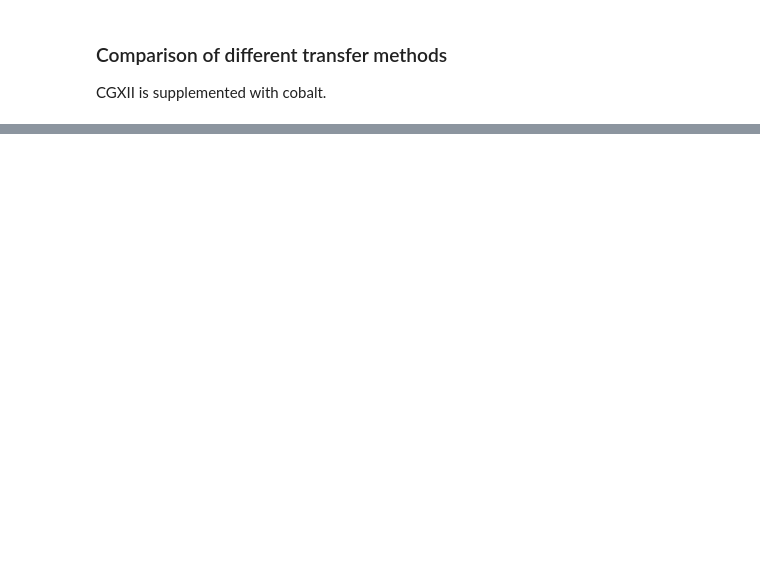
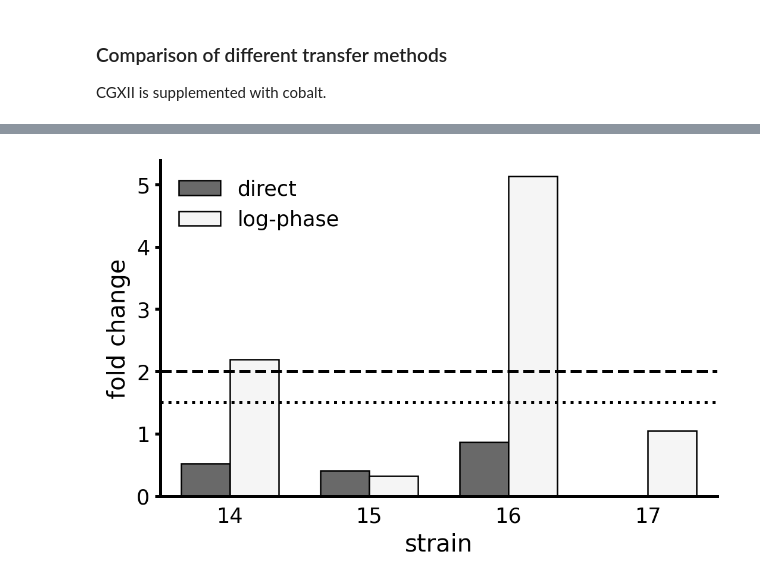
Before and after one commit to draeger-lab/C_striatum_wetlab, a Jupyter notebook: growth_binary/growth_binary.ipynb, the cells around one changed output, grey strips where cells are left out. Drawn from its saved outputs; the diff is of its cells as text; code cells hidden in the pictures; blank space fills up the shorter version.

```diff
--- a/growth_binary/growth_binary.ipynb
+++ b/growth_binary/growth_binary.ipynb
@@ -154,0 +164,33 @@ trans
+# %%
+plt.close('all')
+strains = ['14', '15', '16', '17']
+for strain in strains:
+    trans[strain] = trans[strain+'-24'] / trans[strain+'-0']
+
+folds = trans[strains].T
+folds.columns = trans['mode']
+
+for modus in ['-0dot1-noC']: #-0dot2', '-0dot4',
+    fig, ax = plt.subplots()
+    vis = folds[['dir'+modus, 'log'+modus]].rename({'dir'+modus:'direct','log'+modus:'log-phase'}, axis=1).reset_index()
+    vis.plot.bar('index', 'direct', rot=0,
+                edgecolor='k', #hatch=pat[4],
+                color=greys[0],
+                legend=False, ax=ax, position=1, width=0.35)
+    vis.plot.bar('index', 'log-phase', rot=0,
+                edgecolor='k', #hatch=pat[4],
+                color=greys[8],
+                legend=False, ax=ax, position=0, width=0.35)
+    plt.axhline(2, linestyle='dashed', color='k')
+    plt.axhline(1.5, linestyle=':', color='k')
+    plt.xlim((-0.5, len(vis)-0.5))
+    #plt.ylim((0,2.8))
+    plt.ylabel(r'fold change')
+    plt.xlabel('strain')
+    plt.tick_params(bottom=False)
+    plt.legend()#handleheight=2.5, handlelength=3, ncol=2)#, loc='upper left')
+    #plt.title(modus[1:])
+    plt.tight_layout()
+    plt.savefig('growth_binary_figures/special_screening/CGXII_transfer_' + modus[1:] + '_221124.png')
+# %% [output]
+[figure, added]
```
Also changed, not shown: parts of 5 cells of this notebook, 21 other files.
